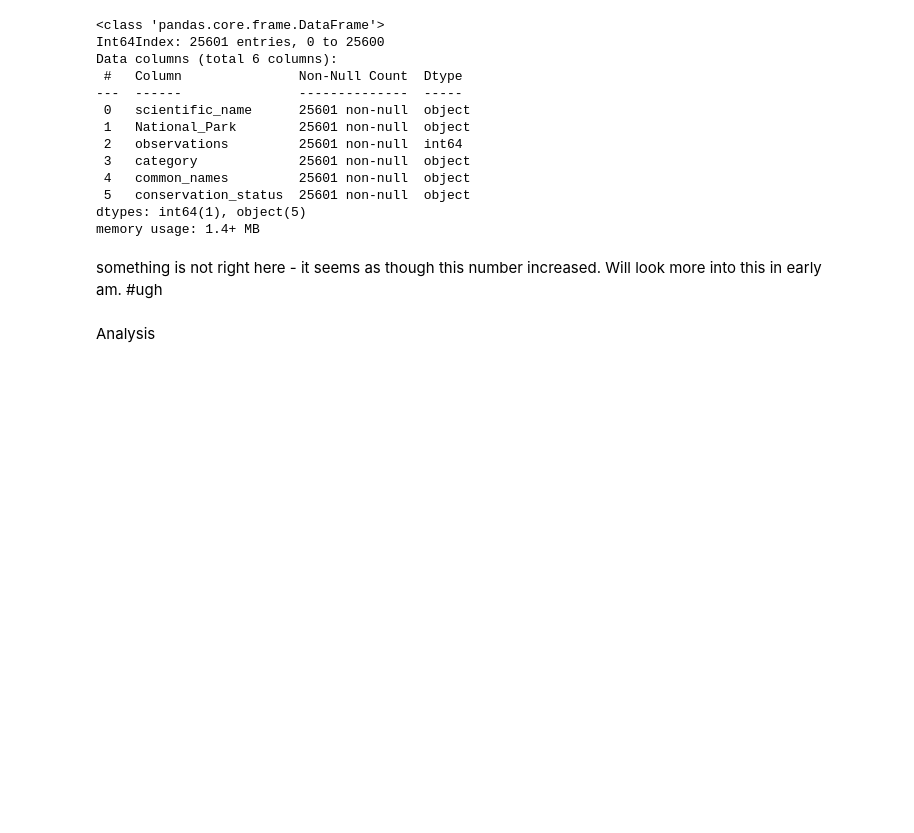
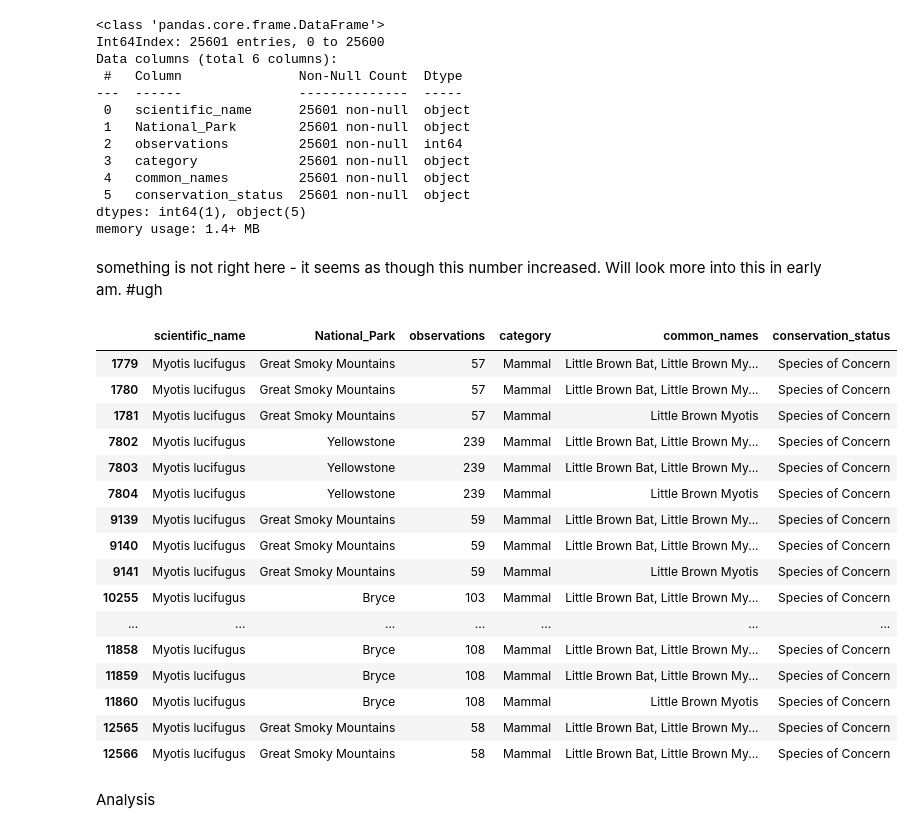
Before and after one commit to PB-III/Biodiversity_Portfolio_Proj, a Jupyter notebook: biodiversity.ipynb, the cells around one changed output. Drawn from its saved outputs; the diff is of its cells as text; code cells hidden in the pictures; blank space fills up the shorter version.

```diff
--- a/biodiversity.ipynb
+++ b/biodiversity.ipynb
@@ -334,6 +361,27 @@ dtypes: int64(1), object(5)
 memory usage: 1.4+ MB
 # %% [markdown]
 something is not right here - it seems as though this number increased. Will look more into this in early am. #ugh
+# %%
+myotis = merged_data[merged_data.scientific_name == 'Myotis lucifugus']
+myotis.head(20)
+# %% [output]
+|  | scientific_name | National_Park | observations | category | common_names | conservation_status |
+| 1779 | Myotis lucifugus | Great Smoky Mountains | 57 | Mammal | Little Brown Bat, Little Brown My... | Species of Concern |
+| 1780 | Myotis lucifugus | Great Smoky Mountains | 57 | Mammal | Little Brown Bat, Little Brown My... | Species of Concern |
+| 1781 | Myotis lucifugus | Great Smoky Mountains | 57 | Mammal | Little Brown Myotis | Species of Concern |
+| 7802 | Myotis lucifugus | Yellowstone | 239 | Mammal | Little Brown Bat, Little Brown My... | Species of Concern |
+| 7803 | Myotis lucifugus | Yellowstone | 239 | Mammal | Little Brown Bat, Little Brown My... | Species of Concern |
+| 7804 | Myotis lucifugus | Yellowstone | 239 | Mammal | Little Brown Myotis | Species of Concern |
+| 9139 | Myotis lucifugus | Great Smoky Mountains | 59 | Mammal | Little Brown Bat, Little Brown My... | Species of Concern |
+| 9140 | Myotis lucifugus | Great Smoky Mountains | 59 | Mammal | Little Brown Bat, Little Brown My... | Species of Concern |
+| 9141 | Myotis lucifugus | Great Smoky Mountains | 59 | Mammal | Little Brown Myotis | Species of Concern |
+| 10255 | Myotis lucifugus | Bryce | 103 | Mammal | Little Brown Bat, Little Brown My... | Species of Concern |
+| ... | ... | ... | ... | ... | ... | ... |
+| 11858 | Myotis lucifugus | Bryce | 108 | Mammal | Little Brown Bat, Little Brown My... | Species of Concern |
+| 11859 | Myotis lucifugus | Bryce | 108 | Mammal | Little Brown Bat, Little Brown My... | Species of Concern |
+| 11860 | Myotis lucifugus | Bryce | 108 | Mammal | Little Brown Myotis | Species of Concern |
+| 12565 | Myotis lucifugus | Great Smoky Mountains | 58 | Mammal | Little Brown Bat, Little Brown My... | Species of Concern |
+| 12566 | Myotis lucifugus | Great Smoky Mountains | 58 | Mammal | Little Brown Bat, Little Brown My... | Species of Concern |
 # %% [markdown]
 Analysis
 # %% [markdown]
```
Also changed, not shown: parts of 12 cells of this notebook.
